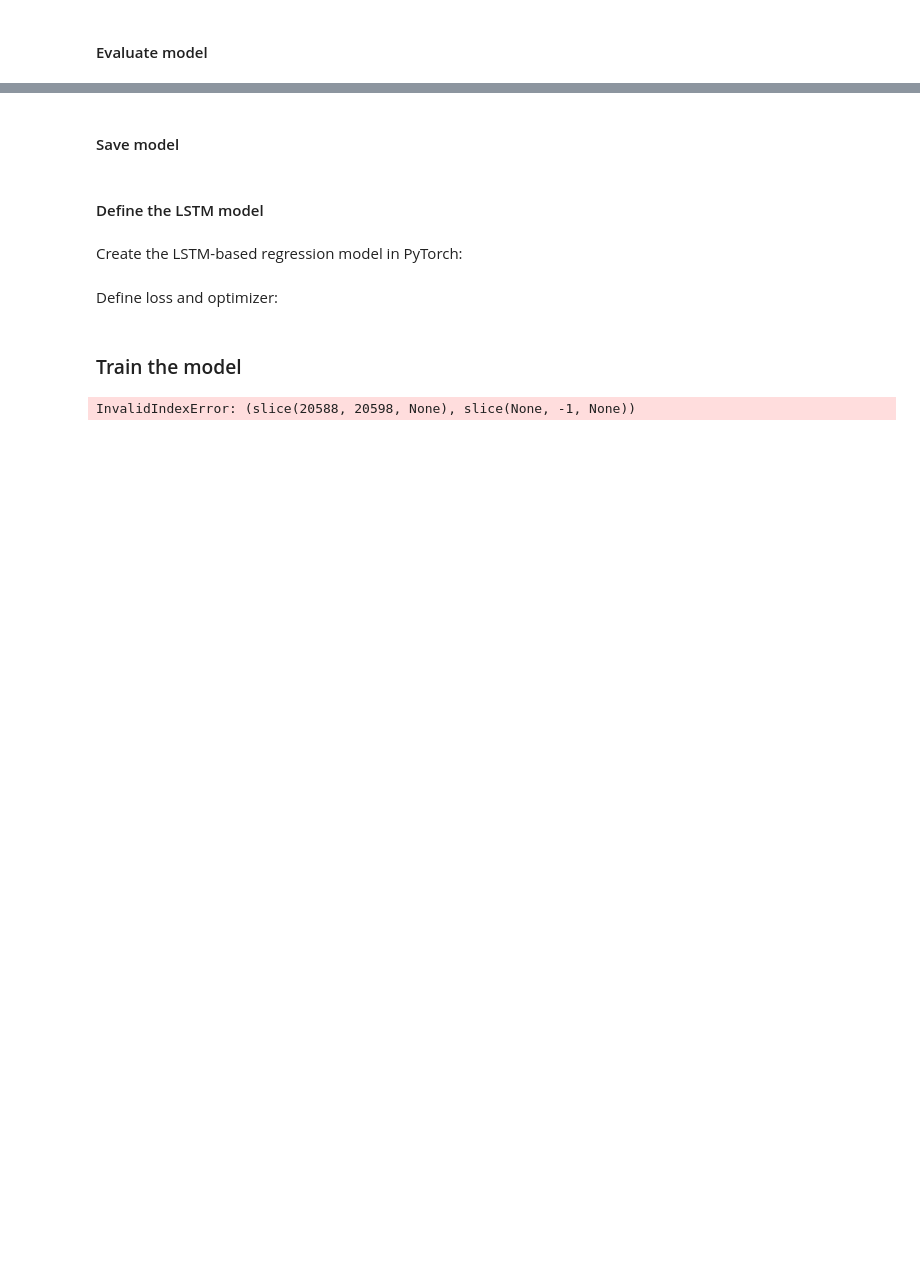
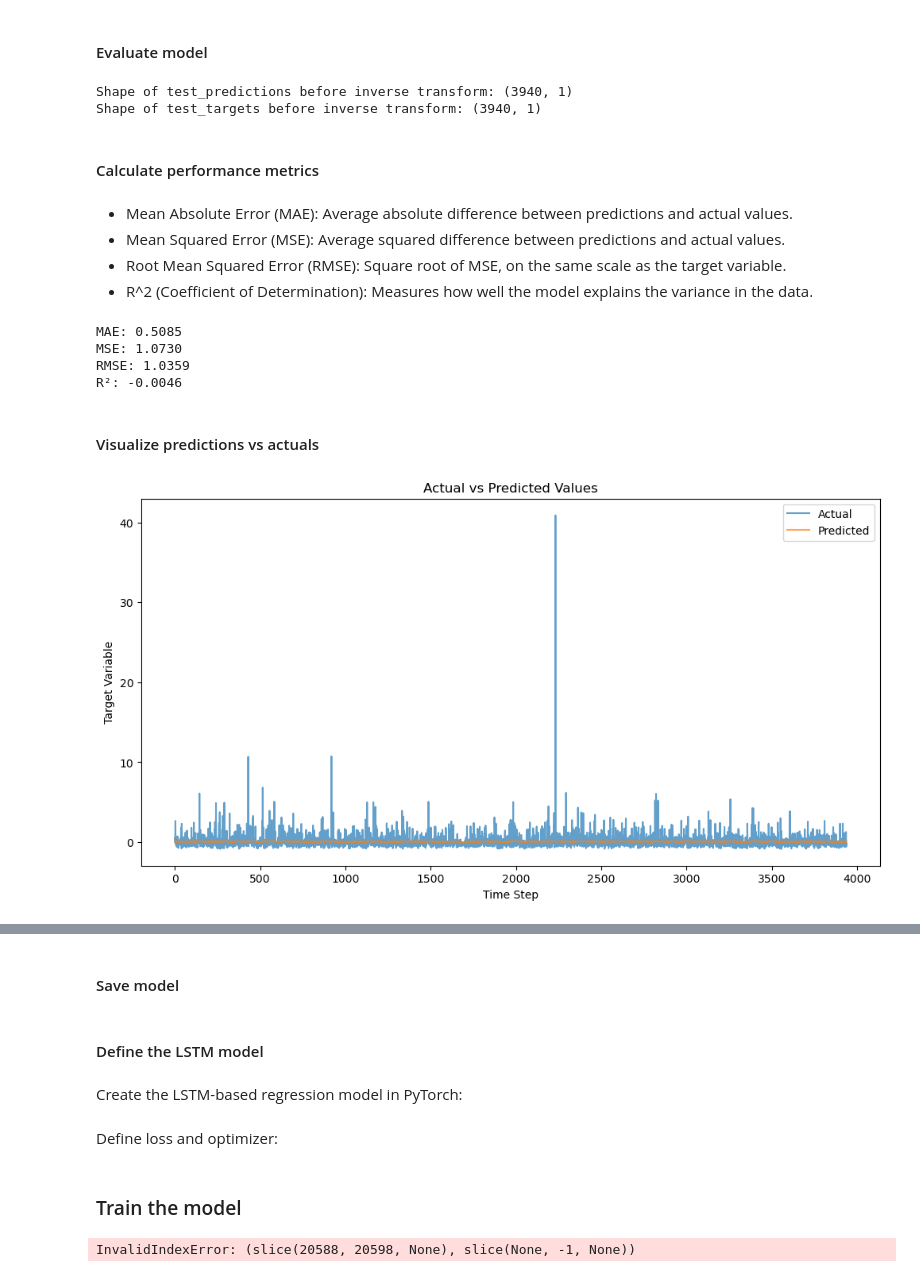
Before and after one commit to sralter/dean_property_consulting_2024, a Jupyter notebook: housing_time_series.ipynb, the cells around one changed output, grey strips where cells are left out. Cells and saved outputs as stored; diff of their text form; code cells hidden in the pictures; blank space fills up the shorter version.

Commit message:
visualize performance

```diff
--- a/housing_time_series.ipynb
+++ b/housing_time_series.ipynb
@@ -320,2 +336,65 @@ Epoch 5/20, Loss: 0.0005
 # %% [markdown]
 #### Evaluate model
+# %%
+# set model to evaluation mode
+model.eval()
+
+# predict on test set
+test_predictions = []
+test_targets = []
+
+with torch.no_grad():  # Disable gradient computation
+    for X_batch, y_batch in test_loader:
+        y_pred = model(X_batch)  # Forward pass
+        test_predictions.append(y_pred.numpy())
+        test_targets.append(y_batch.numpy())
+
+# convert predictions and targets from list of arrays to single arrays
+test_predictions = np.concatenate(test_predictions, axis=0)
+test_targets = np.concatenate(test_targets, axis=0)
+print(f"Shape of test_predictions before inverse transform: {test_predictions.shape}")
+print(f"Shape of test_targets before inverse transform: {test_targets.shape}")
+
+# use the inverse transform predictions and targets
+test_predictions = target_scaler.inverse_transform(test_predictions)
+test_targets = target_scaler.inverse_transform(test_targets)
+# %% [output]
+Shape of test_predictions before inverse transform: (3940, 1)
+Shape of test_targets before inverse transform: (3940, 1)
+# %% [markdown]
+#### Calculate performance metrics
+# %% [markdown]
+* Mean Absolute Error (MAE): Average absolute difference between predictions and actual values.
+* Mean Squared Error (MSE): Average squared difference between predictions and actual values.
+* Root Mean Squared Error (RMSE): Square root of MSE, on the same scale as the target variable.
+* R^2 (Coefficient of Determination): Measures how well the model explains the variance in the data.
+# %%
+# calculate metrics
+mae = mean_absolute_error(test_targets, test_predictions)
+mse = mean_squared_error(test_targets, test_predictions)
+rmse = np.sqrt(mse)
+r2 = r2_score(test_targets, test_predictions)
+
+print(f"MAE: {mae:.4f}")
+print(f"MSE: {mse:.4f}")
+print(f"RMSE: {rmse:.4f}")
+print(f"R²: {r2:.4f}")
+# %% [output]
+MAE: 0.5085
+MSE: 1.0730
+RMSE: 1.0359
+R²: -0.0046
+# %% [markdown]
+#### Visualize predictions vs actuals
+# %%
+# plot actual vs predicted
+plt.figure(figsize=(12, 6))
+plt.plot(test_targets, label='Actual', alpha=0.7)
+plt.plot(test_predictions, label='Predicted', alpha=0.7)
+plt.legend()
+plt.title("Actual vs Predicted Values")
+plt.xlabel("Time Step")
+plt.ylabel("Target Variable")
+plt.show()
+# %% [output]
+[figure, added]
```
Also changed, not shown: parts of 5 cells of this notebook.
